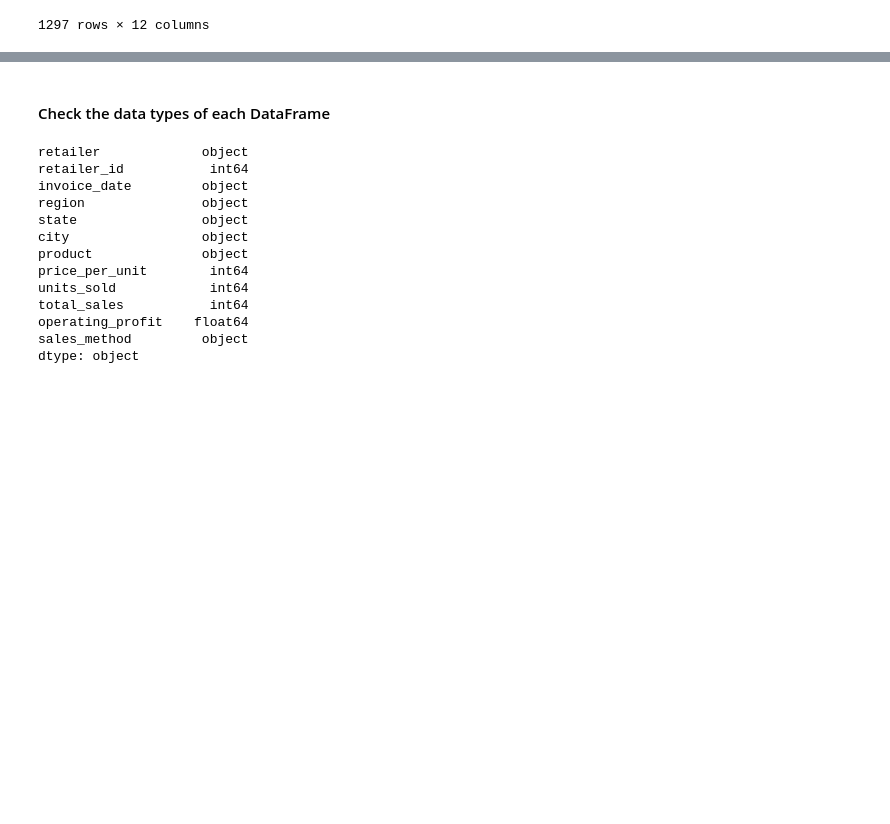
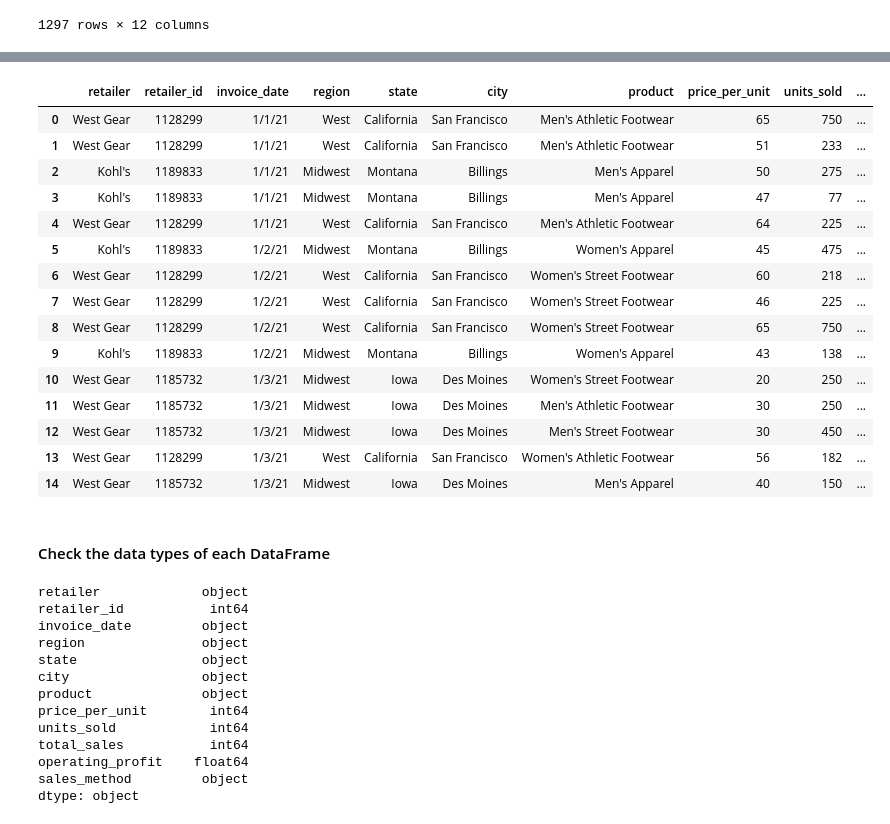
Before and after one commit to McPhersonTrk/Athletic_Sales_Analysis, a Jupyter notebook: athletic_sales_analysis_starter_code.ipynb, the cells around one changed output, grey strips where cells are left out. Drawn from its saved outputs; the diff is of its cells as text; code cells hidden in the pictures; blank space fills up the shorter version.

```diff
--- a/athletic_sales_analysis_starter_code.ipynb
+++ b/athletic_sales_analysis_starter_code.ipynb
@@ -60,3 +79,22 @@ df_2021
+# %%
+df_2021.head(15)
+# %% [output]
+|  | retailer | retailer_id | invoice_date | region | state | city | product | price_per_unit | units_sold | ... |
+| 0 | West Gear | 1128299 | 1/1/21 | West | California | San Francisco | Men's Athletic Footwear | 65 | 750 | ... |
+| 1 | West Gear | 1128299 | 1/1/21 | West | California | San Francisco | Men's Athletic Footwear | 51 | 233 | ... |
+| 2 | Kohl's | 1189833 | 1/1/21 | Midwest | Montana | Billings | Men's Apparel | 50 | 275 | ... |
+| 3 | Kohl's | 1189833 | 1/1/21 | Midwest | Montana | Billings | Men's Apparel | 47 | 77 | ... |
+| 4 | West Gear | 1128299 | 1/1/21 | West | California | San Francisco | Men's Athletic Footwear | 64 | 225 | ... |
+| 5 | Kohl's | 1189833 | 1/2/21 | Midwest | Montana | Billings | Women's Apparel | 45 | 475 | ... |
+| 6 | West Gear | 1128299 | 1/2/21 | West | California | San Francisco | Women's Street Footwear | 60 | 218 | ... |
+| 7 | West Gear | 1128299 | 1/2/21 | West | California | San Francisco | Women's Street Footwear | 46 | 225 | ... |
+| 8 | West Gear | 1128299 | 1/2/21 | West | California | San Francisco | Women's Street Footwear | 65 | 750 | ... |
+| 9 | Kohl's | 1189833 | 1/2/21 | Midwest | Montana | Billings | Women's Apparel | 43 | 138 | ... |
+| 10 | West Gear | 1185732 | 1/3/21 | Midwest | Iowa | Des Moines | Women's Street Footwear | 20 | 250 | ... |
+| 11 | West Gear | 1185732 | 1/3/21 | Midwest | Iowa | Des Moines | Men's Athletic Footwear | 30 | 250 | ... |
+| 12 | West Gear | 1185732 | 1/3/21 | Midwest | Iowa | Des Moines | Men's Street Footwear | 30 | 450 | ... |
+| 13 | West Gear | 1128299 | 1/3/21 | West | California | San Francisco | Women's Athletic Footwear | 56 | 182 | ... |
+| 14 | West Gear | 1185732 | 1/3/21 | Midwest | Iowa | Des Moines | Men's Apparel | 40 | 150 | ... |
 # %% [markdown]
 #### Check the data types of each DataFrame
 # %%
```
Also changed, not shown: parts of 14 cells of this notebook.
